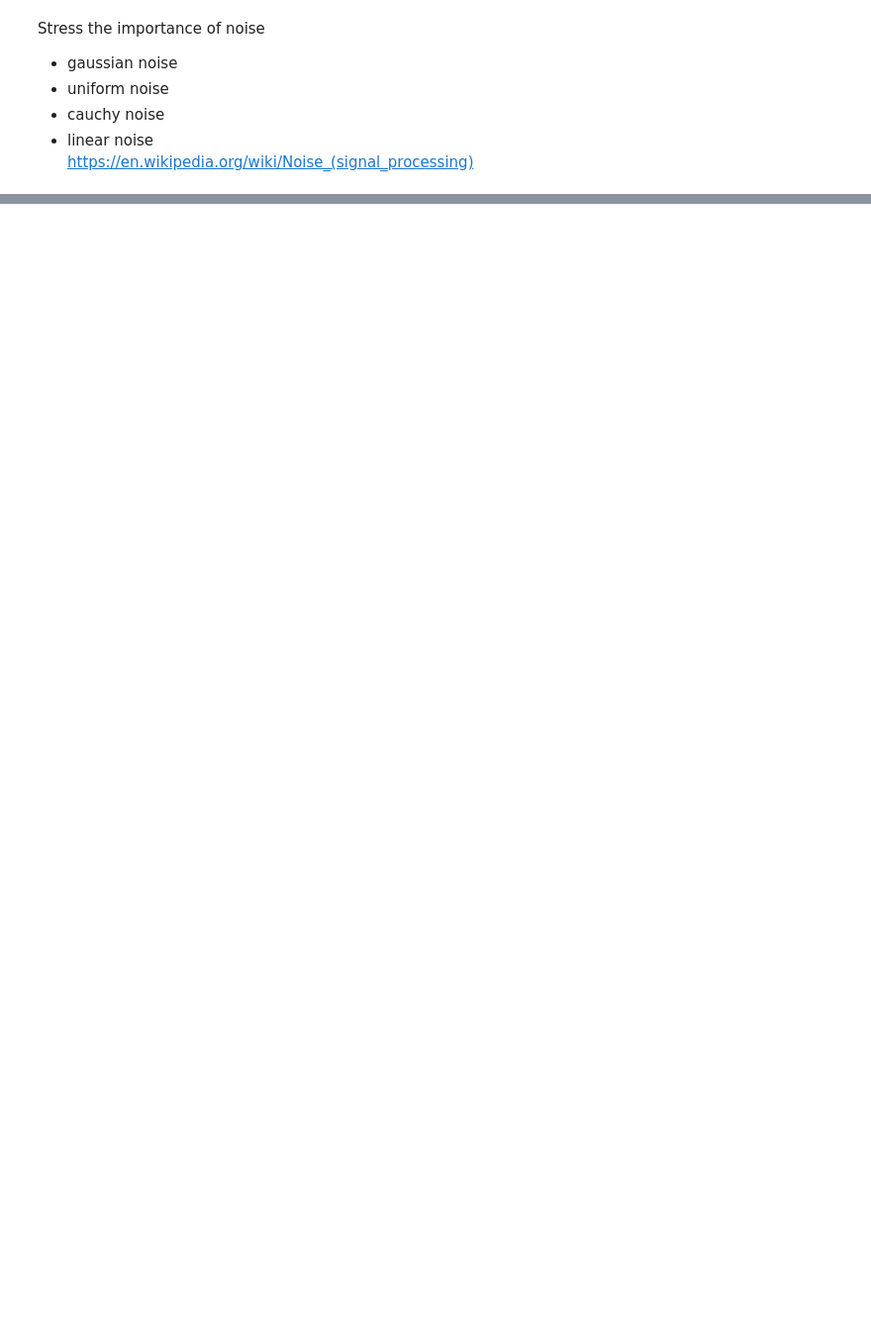
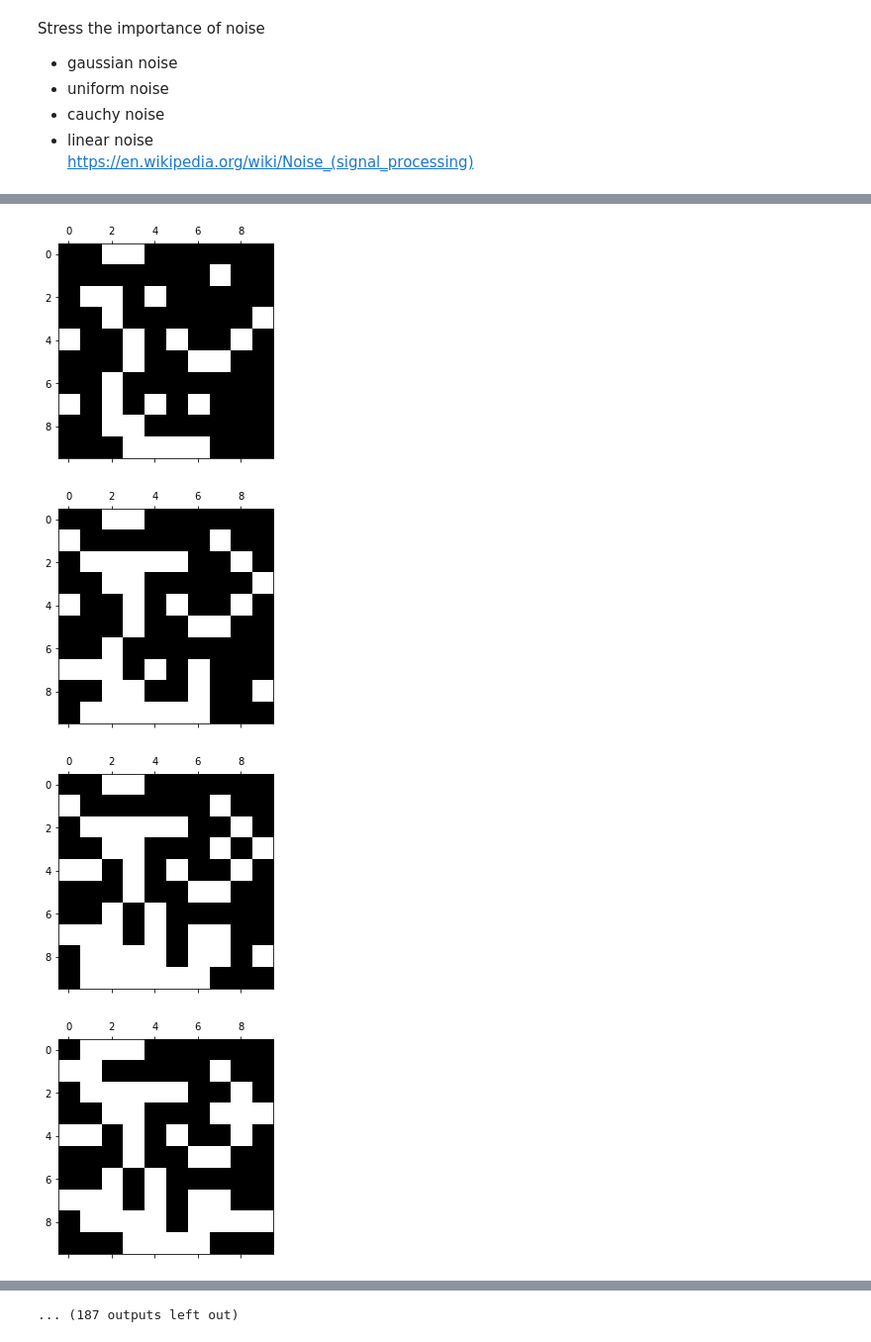
Before and after one commit to mballarin97/Hopfield-project, a Jupyter notebook: Deterministic Corruption.ipynb, the cells around one changed output, grey strips where cells are left out. Shown at 99% size. Cells and saved outputs as stored; diff of their text form; code cells hidden in the pictures; blank space fills up the shorter version.

```diff
--- a/Deterministic Corruption.ipynb
+++ b/Deterministic Corruption.ipynb
@@ -55,19 +87,23 @@ for i in range(N):
         J[i, i] = 0.0
         J[j, i] = J[i, j]
 # %%
-#updating one of the corrupted patterns yi[0]
-h = np.zeros(N)
-global yi
-iterations = 10
-distance = np.zeros((iterations,p))
-for iteration in range(iterations):
-    for i in range(N):
-        i = np.random.randint(N)
-        h[i] = 0
-        for j in range(N):
-            h[i] += J[i, j]*yi[0][j]
-        yi[0] = np.where(h<0, -1, 1)
-    for i in range(p):
-        distance[iteration, i] = ((p - yi[0])[i]!=0).sum()
-    fig, ax = plt.subplots()
-    ax.matshow(yi[0].reshape((L, L)), cmap='gray')
+#updating corrupted patterns
+import time as t
+global t
+t = t.time()
+def recovery(N, p):
+    h = np.zeros(N)
+    iterations = np.random.randint(N)
+    distance = np.zeros((iterations,p))
+    for iteration in range(iterations):
+        for x in range(p):
+            for j in range(N):
+                j = np.random.randint(N)
+                h[j] = 0
+                for i in range(N):
+                    h[j] += J[i, j]*yi[x][i]
+                yi[x] = np.where(h<0, -1, 1)
+            for i in range(p):
+                distance[iteration,i] = ((p - yi[x])[j]!=0).sum()
+            fig, ax = plt.subplots()
+            ax.matshow(yi[x].reshape((L, L)), cmap='Greys')
@@ -84,0 +110,7 @@ for iteration in range(iterations):
+# %%
+recovery(N,p)
+# %% [output]
+[figure, added]
+[figure, added]
+[figure, added]
+[figure, added]
@@ -84,0 +125 @@ for iteration in range(iterations):
+... (187 outputs left out)
```
Also changed, not shown: parts of 7 cells of this notebook, 1 other file.
